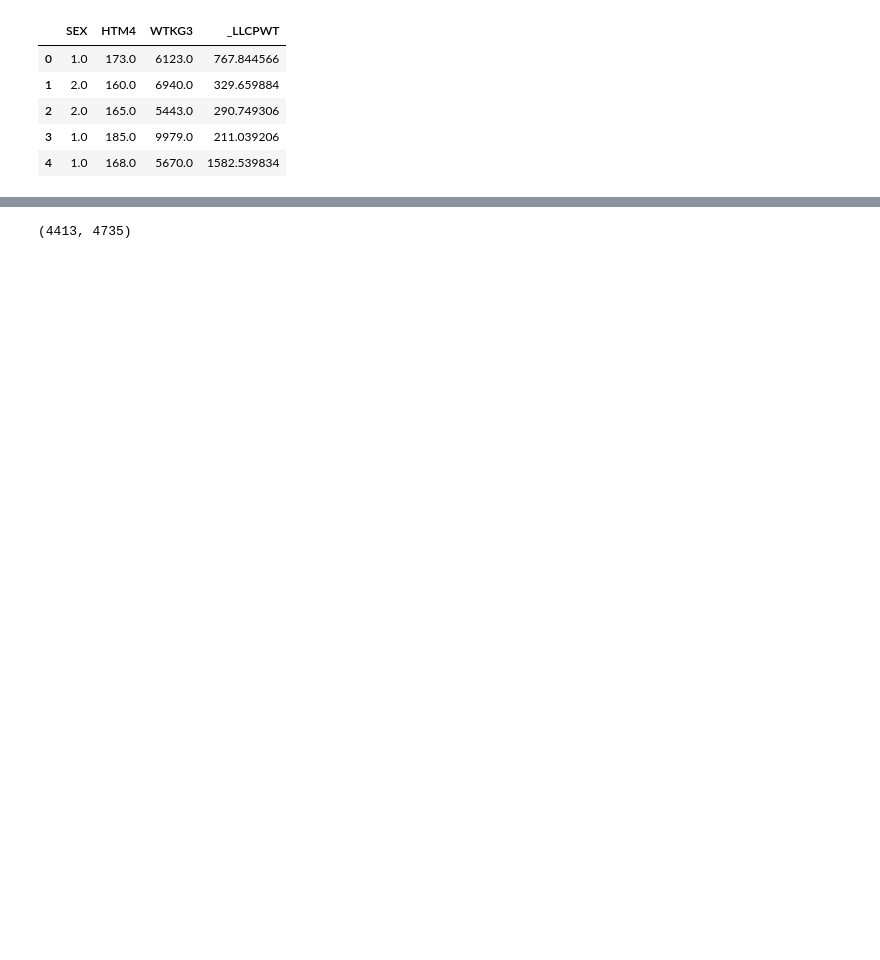
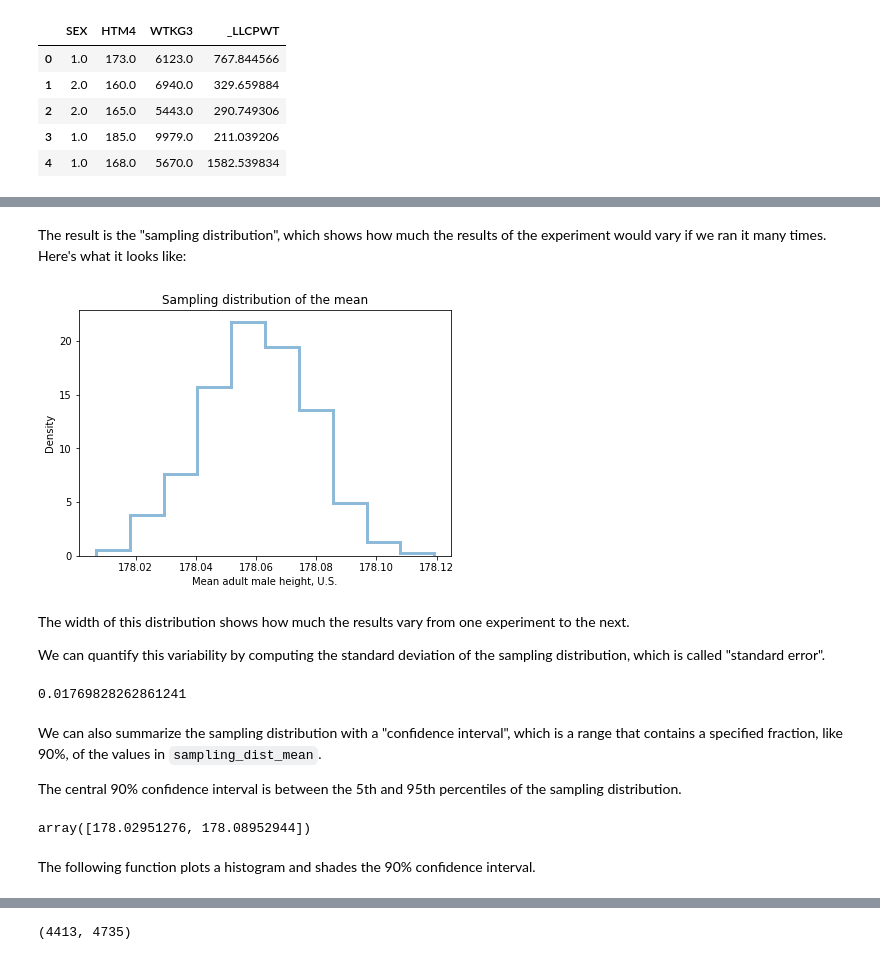
Before and after one commit to AllenDowney/CompStats, a Jupyter notebook: resampling.ipynb, the cells around one changed output, grey strips where cells are left out. Saved outputs shown, nothing was run; the diff lists cells and outputs as text; code cells hidden in the pictures; blank space fills up the shorter version.

```diff
--- a/resampling.ipynb
+++ b/resampling.ipynb
@@ -287,2 +221,0 @@ sample_stat(resample(males))
-# %%
-sampling_dist_mean = [sample_stat(resample(df)) for i in range(1000)];
@@ -343,0 +293,26 @@ df.head()
+# %% [markdown]
+The result is the "sampling distribution", which shows how much the results of the experiment would vary if we ran it many times.  Here's what it looks like:
+# %%
+plot_hist(sampling_dist_mean)
+plt.title('Sampling distribution of the mean')
+plt.xlabel('Mean adult male height, U.S.');
+# %% [output]
+[figure, added]
+# %% [markdown]
+The width of this distribution shows how much the results vary from one experiment to the next.
+
+We can quantify this variability by computing the standard deviation of the sampling distribution, which is called "standard error".
+# %%
+std_err = np.std(sampling_dist_mean)
+# %% [output]
+0.01769828262861241
+# %% [markdown]
+We can also summarize the sampling distribution with a "confidence interval", which is a range that contains a specified fraction, like 90%, of the values in `sampling_dist_mean`.
+
+The central 90% confidence interval is between the 5th and 95th percentiles of the sampling distribution.
+# %%
+ci_90 = np.percentile(sampling_dist_mean, [5, 95])
+# %% [output]
+array([178.02951276, 178.08952944])
+# %% [markdown]
+The following function plots a histogram and shades the 90% confidence interval.
```
Also changed, not shown: parts of 184 cells of this notebook.
